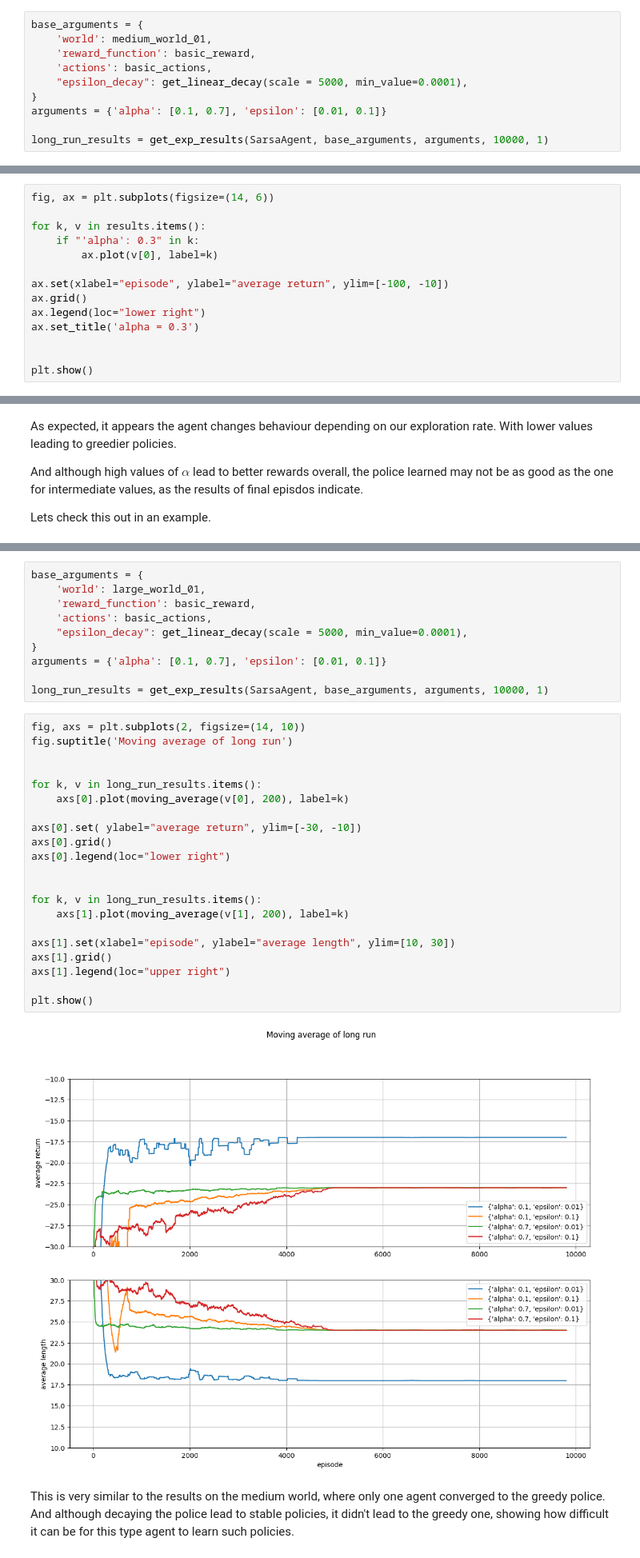
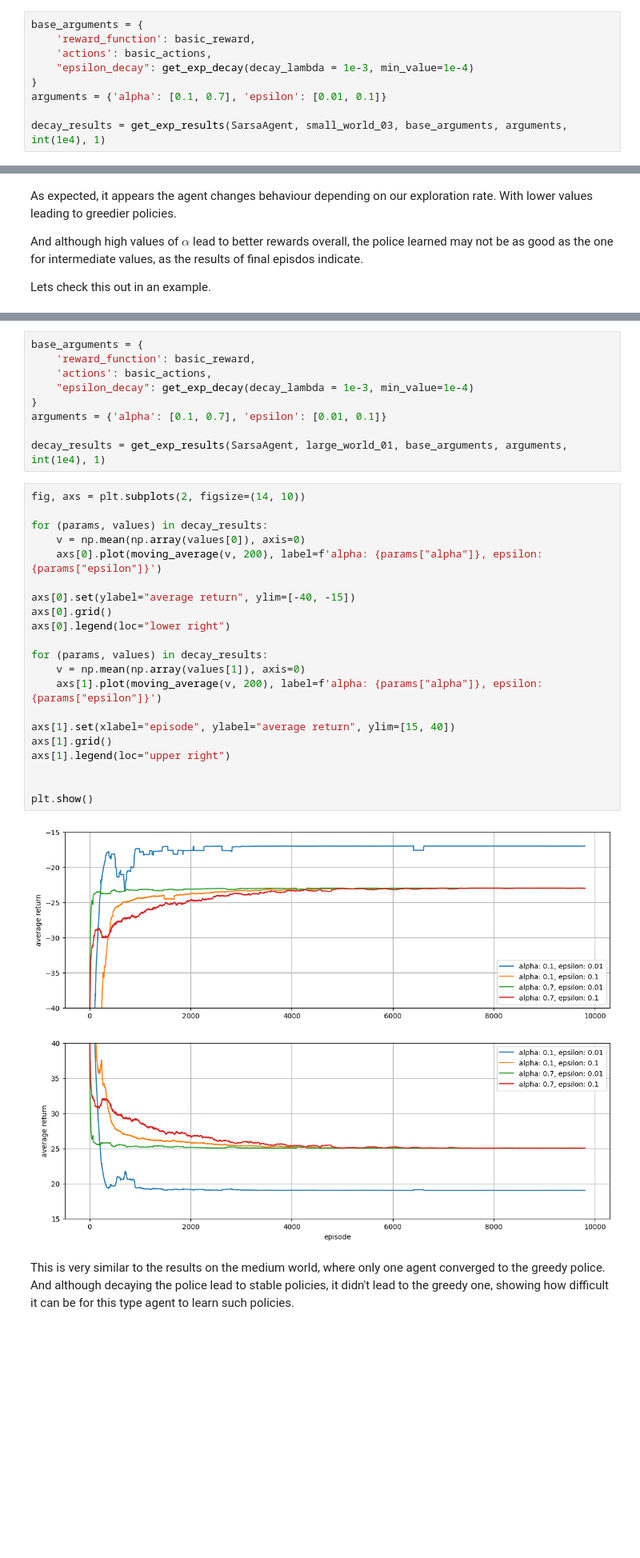
Before and after one commit to hmeretti/grid-world, a Jupyter notebook: notebooks/experiments/tunnning/sarsa.ipynb, the cells around one changed output, grey strips where cells are left out. Shown at 80% size. Drawn from its saved outputs; the diff is of its cells as text; blank space fills up the shorter version.

```diff
--- a/notebooks/experiments/tunnning/sarsa.ipynb
+++ b/notebooks/experiments/tunnning/sarsa.ipynb
@@ -296,12 +264,11 @@ ax.legend(loc="upper right")
 # %%
 base_arguments = {
-    'world': medium_world_01,
     'reward_function': basic_reward,
     'actions': basic_actions,
-    "epsilon_decay": get_linear_decay(scale = 5000, min_value=0.0001),
+    "epsilon_decay": get_exp_decay(decay_lambda = 1e-3, min_value=1e-4)
 }
 arguments = {'alpha': [0.1, 0.7], 'epsilon': [0.01, 0.1]}
 
-long_run_results = get_exp_results(SarsaAgent, base_arguments, arguments, 10000, 1)
+decay_results = get_exp_results(SarsaAgent, small_world_03, base_arguments, arguments, int(1e4), 1)
 # %%
 fig, axs = plt.subplots(2, figsize=(14, 10))
@@ -386,14 +344,0 @@ Average reward on last 10 episodes
-# %%
-fig, ax = plt.subplots(figsize=(14, 6))
-
-for k, v in results.items():
-    if "'alpha': 0.3" in k:
-        ax.plot(v[0], label=k)
-
-ax.set(xlabel="episode", ylabel="average return", ylim=[-100, -10])
-ax.grid()
-ax.legend(loc="lower right")
-ax.set_title('alpha = 0.3')
-
-
-plt.show()
@@ -468,36 +434,35 @@ As expected the agent with high exploration prefers the safe path.
 # %%
 base_arguments = {
-    'world': large_world_01,
     'reward_function': basic_reward,
     'actions': basic_actions,
-    "epsilon_decay": get_linear_decay(scale = 5000, min_value=0.0001),
+    "epsilon_decay": get_exp_decay(decay_lambda = 1e-3, min_value=1e-4)
 }
 arguments = {'alpha': [0.1, 0.7], 'epsilon': [0.01, 0.1]}
 
-long_run_results = get_exp_results(SarsaAgent, base_arguments, arguments, 10000, 1)
+decay_results = get_exp_results(SarsaAgent, large_world_01, base_arguments, arguments, int(1e4), 1)
 # %%
 fig, axs = plt.subplots(2, figsize=(14, 10))
-fig.suptitle('Moving average of long run')
 
+for (params, values) in decay_results:
+    v = np.mean(np.array(values[0]), axis=0)
+    axs[0].plot(moving_average(v, 200), label=f'alpha: {params["alpha"]}, epsilon: {params["epsilon"]}')
 
-for k, v in long_run_results.items():
-    axs[0].plot(moving_average(v[0], 200), label=k)
-
-axs[0].set( ylabel="average return", ylim=[-30, -10])
+axs[0].set(ylabel="average return", ylim=[-40, -15])
 axs[0].grid()
 axs[0].legend(loc="lower right")
 
+for (params, values) in decay_results:
+    v = np.mean(np.array(values[1]), axis=0)
+    axs[1].plot(moving_average(v, 200), label=f'alpha: {params["alpha"]}, epsilon: {params["epsilon"]}')
 
-for k, v in long_run_results.items():
-    axs[1].plot(moving_average(v[1], 200), label=k)
-
-axs[1].set(xlabel="episode", ylabel="average length", ylim=[10, 30])
+axs[1].set(xlabel="episode", ylabel="average return", ylim=[15, 40])
 axs[1].grid()
 axs[1].legend(loc="upper right")
 
+
 plt.show()
 # %% [output]
-[figure, old version]
+[figure, new version]
 # %% [markdown]
 This is very similar to the results on the medium world, where only one agent converged to the greedy police. And although decaying the police lead to stable policies, it didn't lead to the greedy one, showing how difficult it can be for this type agent to learn such policies.
 # %% [markdown]
```
Also changed, not shown: parts of 26 cells of this notebook, 23 other files.
